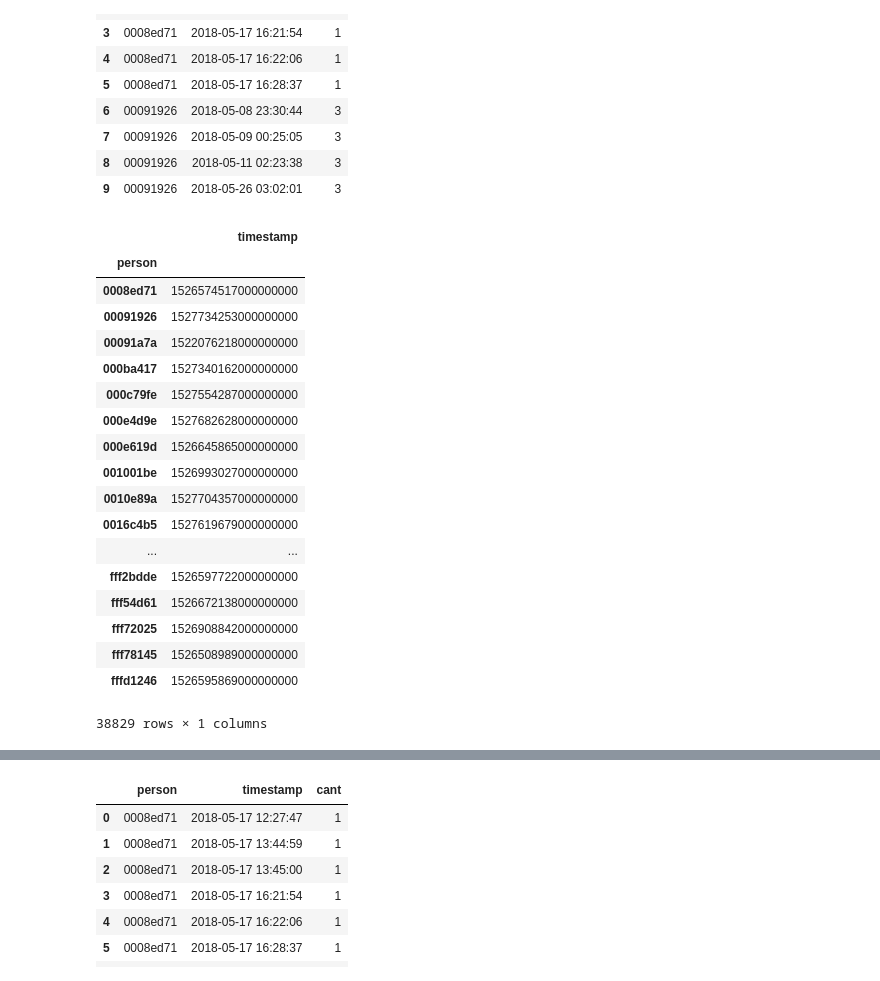
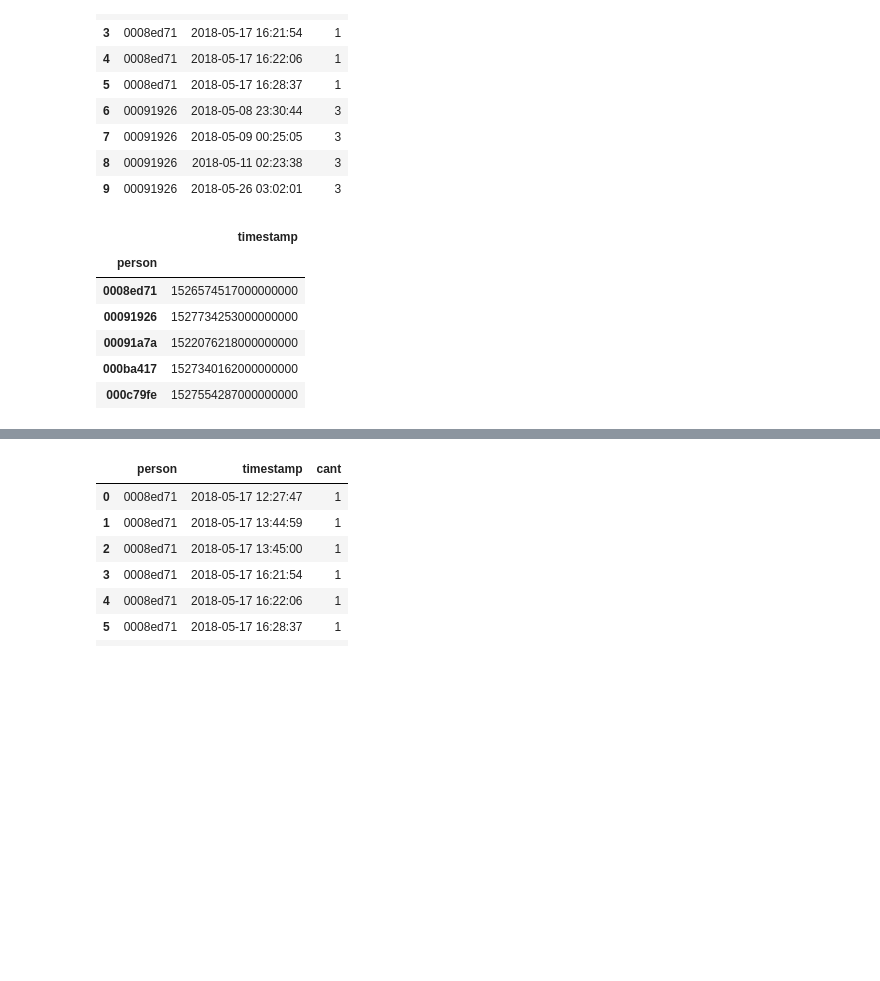
Before and after one commit to ConstanzaGonzalez/DatataFrita, a Jupyter notebook: tp2/feature_tiempo.ipynb, the cells around one changed output, grey strips where cells are left out. Drawn from its saved outputs; the diff is of its cells as text; code cells hidden in the pictures; blank space fills up the shorter version.

```diff
--- a/tp2/feature_tiempo.ipynb
+++ b/tp2/feature_tiempo.ipynb
@@ -36,29 +36,17 @@ features.head(10)
 # %%
 
 time = features.drop_duplicates(subset = ["person"],keep = "last").set_index("person").copy()
 time = time.drop("cant",1)
 time = time["timestamp"].astype(int).to_frame()
-time
+time.head()
 # %% [output]
 |  | timestamp |
 | person |  |
 | 0008ed71 | 1526574517000000000 |
 | 00091926 | 1527734253000000000 |
 | 00091a7a | 1522076218000000000 |
 | 000ba417 | 1527340162000000000 |
 | 000c79fe | 1527554287000000000 |
-| 000e4d9e | 1527682628000000000 |
-| 000e619d | 1526645865000000000 |
-| 001001be | 1526993027000000000 |
-| 0010e89a | 1527704357000000000 |
-| 0016c4b5 | 1527619679000000000 |
-| ... | ... |
-| fff2bdde | 1526597722000000000 |
-| fff54d61 | 1526672138000000000 |
-| fff72025 | 1526908842000000000 |
-| fff78145 | 1526508989000000000 |
-| fffd1246 | 1526595869000000000 |
-38829 rows × 1 columns
 # %%
 #time.to_csv('data/features_time.csv', sep=',')
 # %%
```
Also changed, not shown: parts of 7 cells of this notebook, 15 other files.
